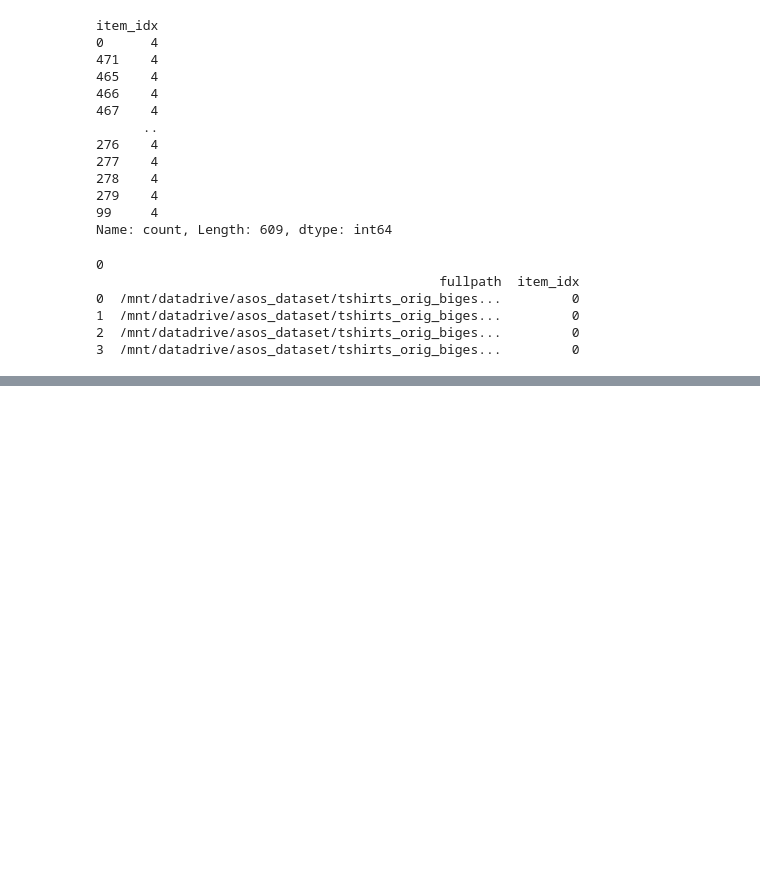
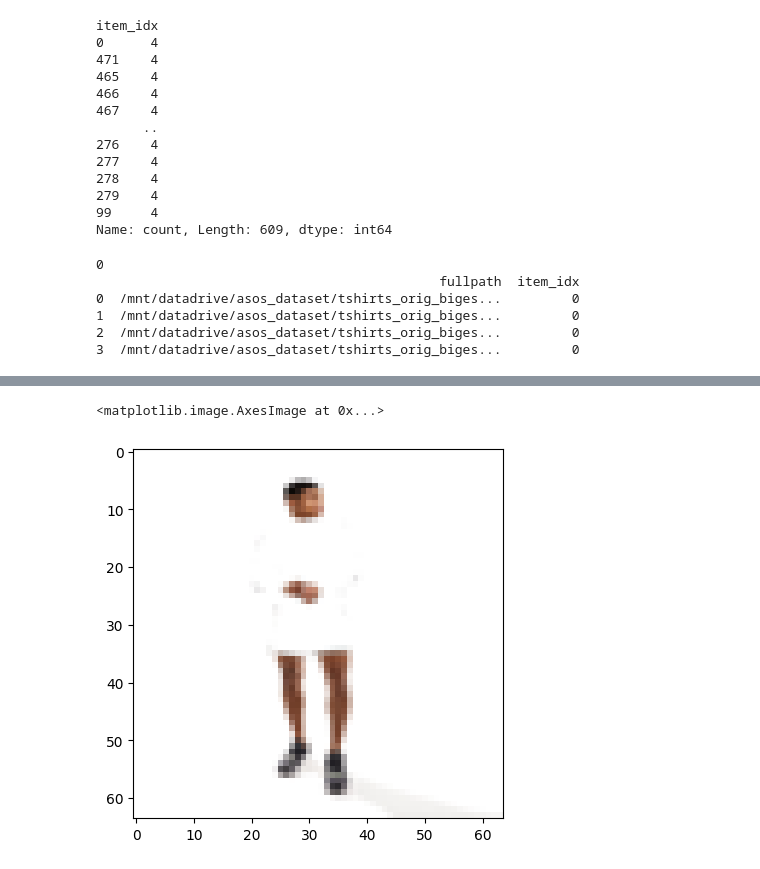
Before and after one commit to concrete13377/tryondiffusion, a Jupyter notebook: nb.ipynb, the cells around one changed output, grey strips where cells are left out. Saved outputs shown, nothing was run; the diff lists cells and outputs as text; code cells hidden in the pictures; blank space fills up the shorter version.

```diff
--- a/nb.ipynb
+++ b/nb.ipynb
@@ -155,0 +256,5 @@ torch.Size([18, 2])
+# %%
+plt.imshow(i['ca_images'])
+# %% [output]
+<matplotlib.image.AxesImage at 0x...>
+[figure, added]
```
Also changed, not shown: parts of 5 cells of this notebook, 8 other files.
